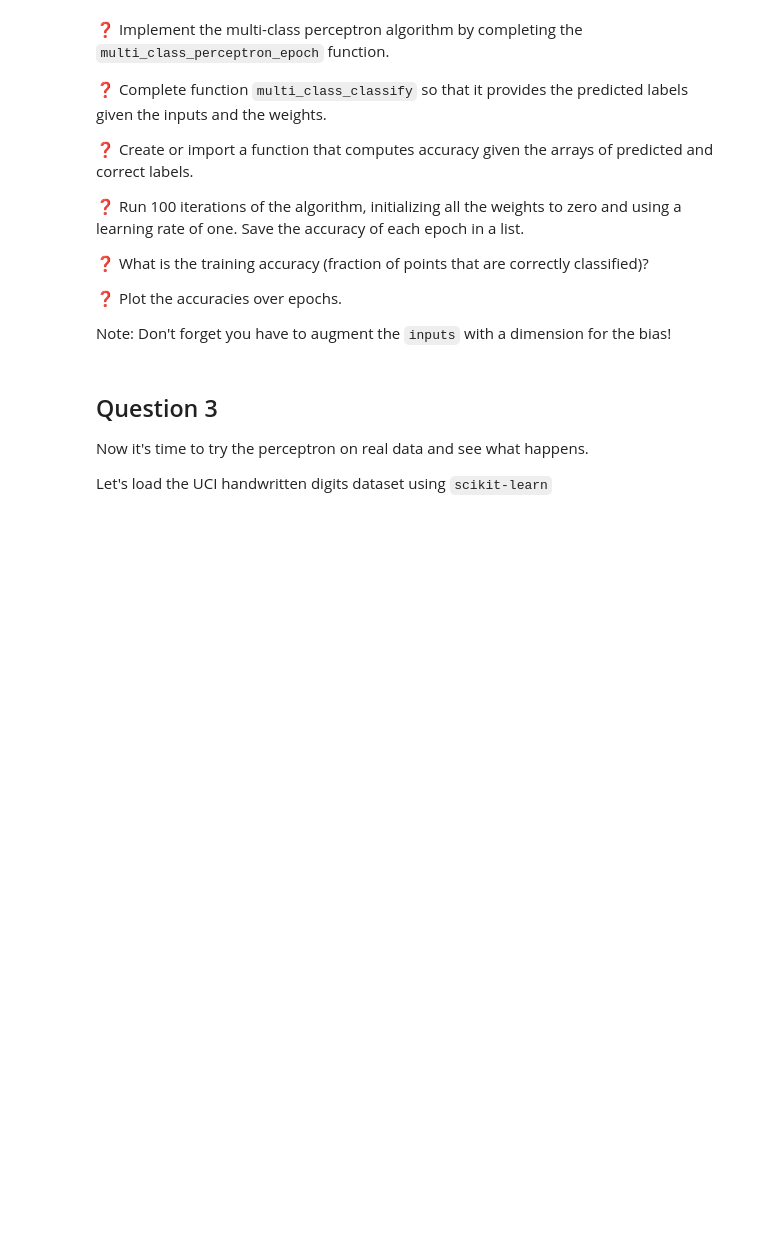
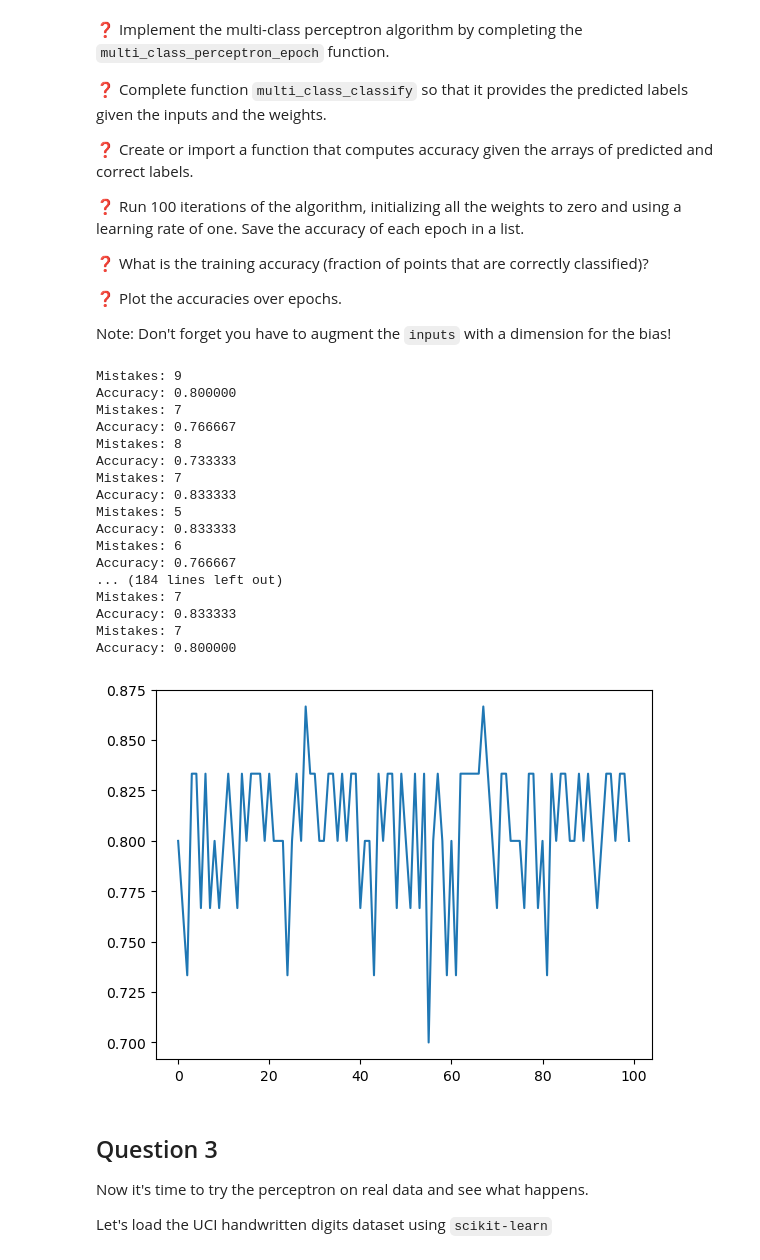
Before and after one commit to bodybuilders-team/ist-meic-ap-g14, a Jupyter notebook: labs/practical_02.ipynb, the cells around one changed output. Saved outputs shown, nothing was run; the diff lists cells and outputs as text; code cells hidden in the pictures; blank space fills up the shorter version.

```diff
--- a/labs/practical_02.ipynb
+++ b/labs/practical_02.ipynb
@@ -190,3 +165,38 @@ def multi_class_classify(inputs, W):
+# %%
+# TODO: Run algorithm, compute final accuracies, plot accuracies over epochs
+
+W = np.zeros((3, 3))
+eta = 1
+accuracies = []
+
+for i in range(100): # 100 epochs
+    W = multi_class_perceptron_epoch(inputs, labels, W, eta)
+    y_pred = multi_class_classify(inputs, W)
+    acc = accuracy(y_pred, labels)
+    accuracies.append(acc)
+    print("Accuracy: %f" % acc)
+
+plt.plot(accuracies)
+plt.show()
+# %% [output]
+Mistakes: 9
+Accuracy: 0.800000
+Mistakes: 7
+Accuracy: 0.766667
+Mistakes: 8
+Accuracy: 0.733333
+Mistakes: 7
+Accuracy: 0.833333
+Mistakes: 5
+Accuracy: 0.833333
+Mistakes: 6
+Accuracy: 0.766667
+... (184 lines left out)
+Mistakes: 7
+Accuracy: 0.833333
+Mistakes: 7
+Accuracy: 0.800000
+[figure, added]
 # %% [markdown]
 ## Question 3
 
```
Also changed, not shown: parts of 22 cells of this notebook, 1 other file.
